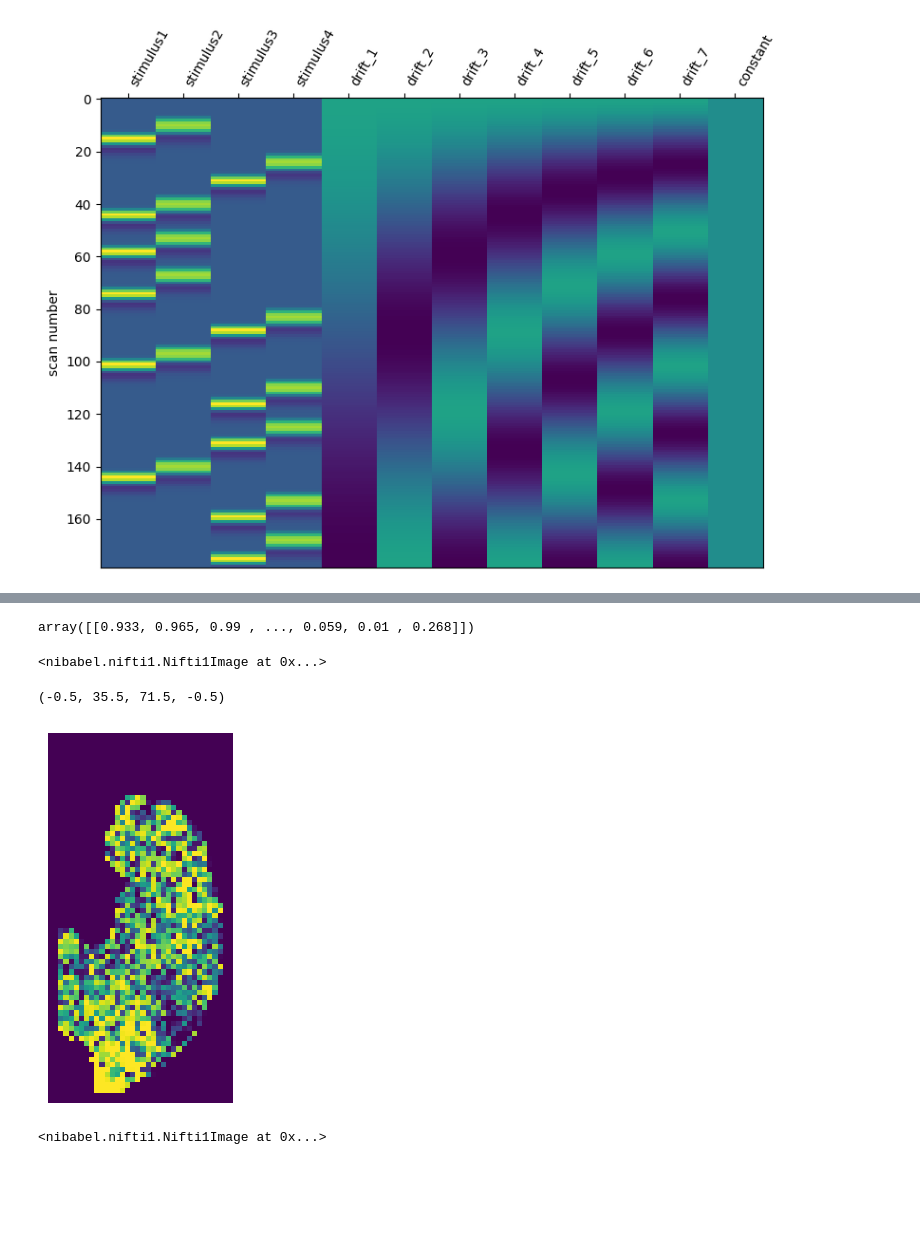
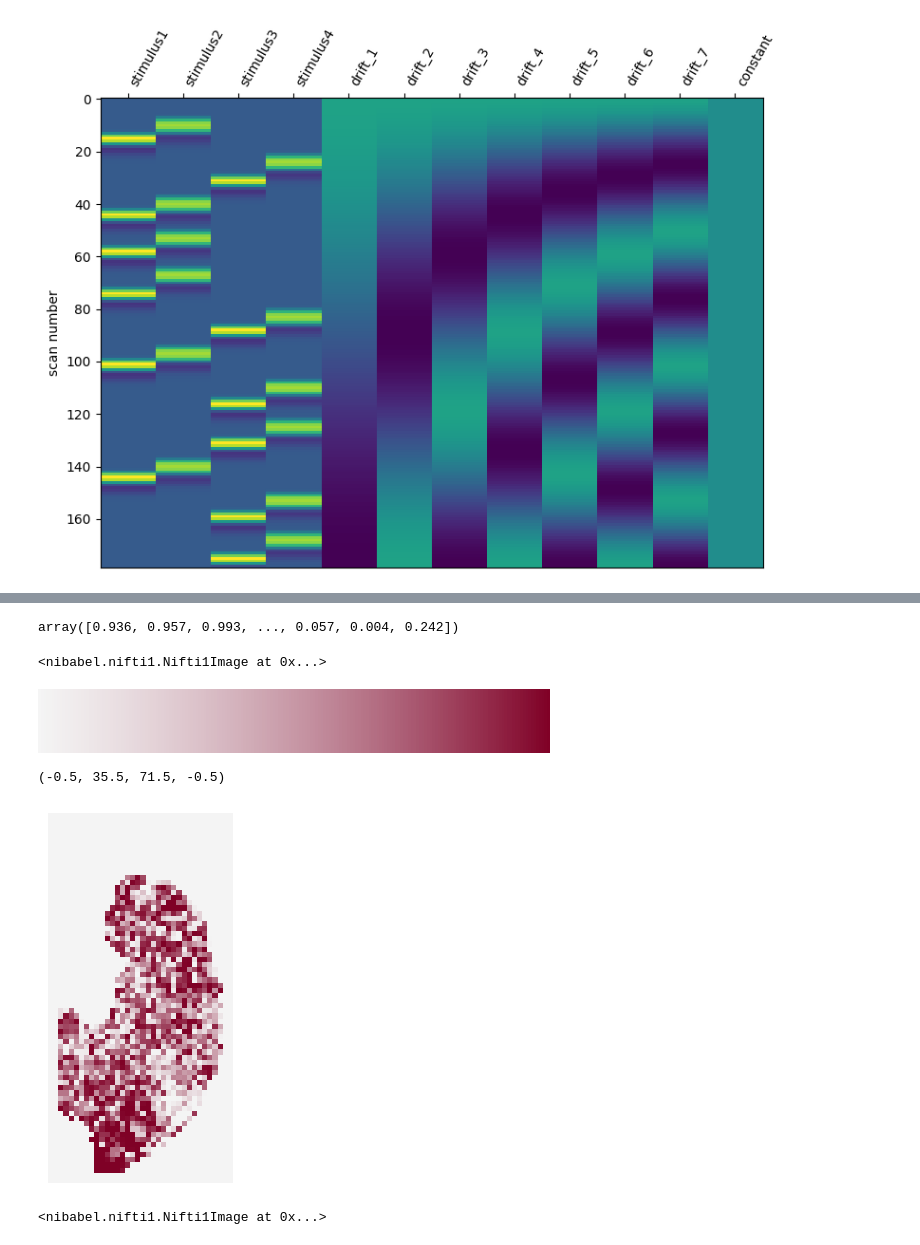
Before and after one commit to juanesfco/Thesis, a Jupyter notebook: realData.ipynb, the cells around one changed output, grey strips where cells are left out. Cells and saved outputs as stored; diff of their text form; code cells hidden in the pictures; blank space fills up the shorter version.

```diff
--- a/realData.ipynb
+++ b/realData.ipynb
@@ -99,27 +130,39 @@ for v in range(len(masked_data[0])):
 # %%
 pMap = np.array(pMap)
+pMap
+# %% [output]
+array([0.936, 0.957, 0.993, ..., 0.057, 0.004, 0.242])
-# %%
-pMap = pMap[np.newaxis]
-pMap
-# %% [output]
-array([[0.933, 0.965, 0.99 , ..., 0.059, 0.01 , 0.268]])
 # %%
 import numpy as np
-#np.save('Data/pMap.npy',pMap)
-pMap = np.load('Data/pMap.npy')
+np.save('Data/RealData/pMap.npy',pMap)
+#pMap = np.load('Data/pMap.npy')
 # %%
 from nilearn.masking import unmask
-pMap_UM = unmask(pMap[0],mask_img)
+pMap_UM = unmask(pMap,mask_img)
 pMap_UM
 # %% [output]
 <nibabel.nifti1.Nifti1Image at 0x...>
+# %%
+import matplotlib as mpl
+
+ci = np.array([235,235,235,128])/256
+cf = np.array([128,0,38,255])/256
+
+cmap = np.ones((192,4))
+for i in range(4):
+    cmap[:,i] = np.linspace(ci[i],cf[i],192)
+
+cmap = mpl.colors.ListedColormap(cmap, name='myColorMap', N=cmap.shape[0])
+cmap
+# %% [output]
+[figure, added]
 # %%
 import matplotlib.pyplot as plt
-plt.imshow(pMap_UM.get_fdata()[36,:,:])
+plt.imshow(pMap_UM.get_fdata()[36,:,:],cmap=cmap)
 plt.axis('off')
 # %% [output]
 (-0.5, 35.5, 71.5, -0.5)
-[figure, old version]
+[figure, new version]
 # %%
 from nilearn.image import new_img_like
 NIFTI = new_img_like(pMap_UM, pMap_UM.get_fdata())
```
Also changed, not shown: parts of 17 cells of this notebook, 41 other files.
